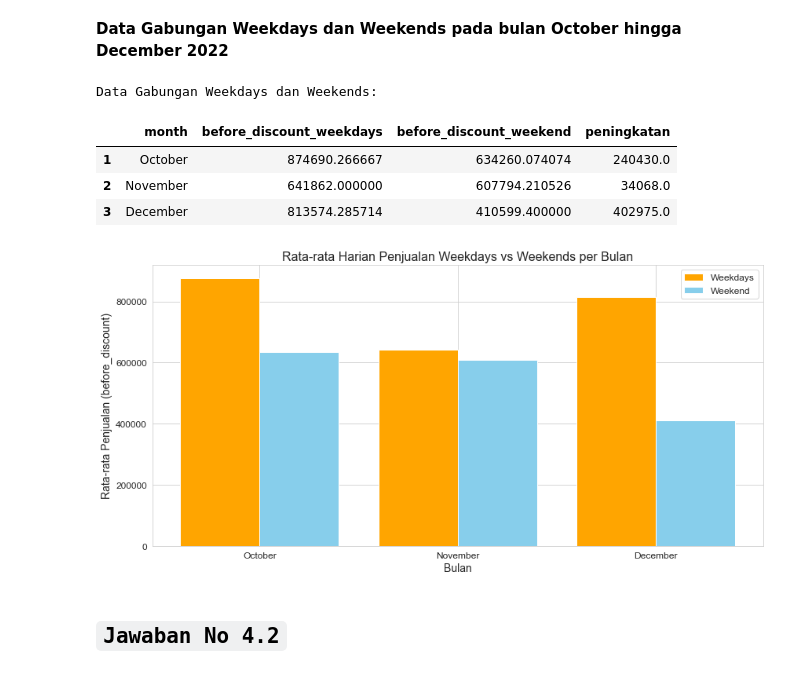
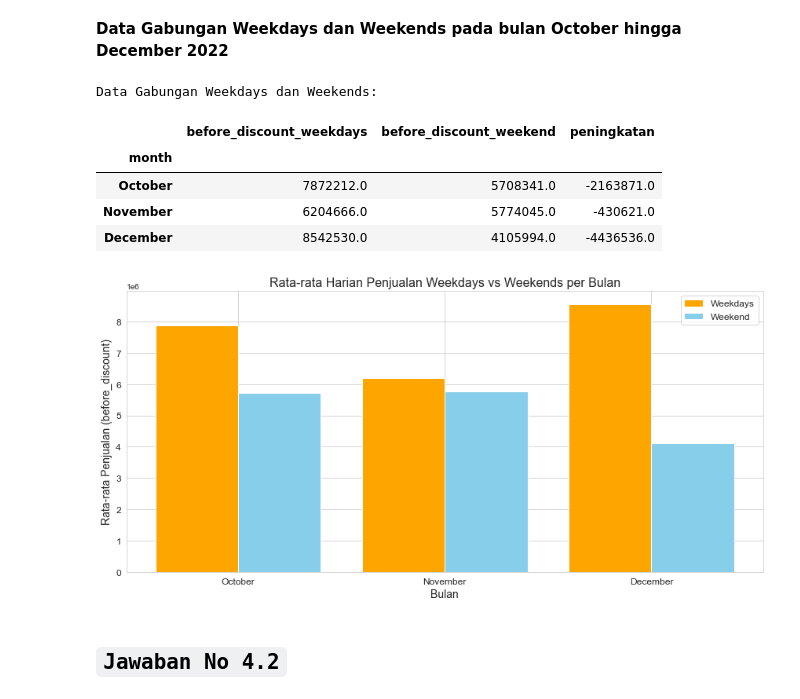
Before and after one commit to SefticoFIB/myskill, a Jupyter notebook: Python_Exercise.ipynb, the cells around one changed output. Saved outputs shown, nothing was run; the diff lists cells and outputs as text; code cells hidden in the pictures.

```diff
--- a/Python_Exercise.ipynb
+++ b/Python_Exercise.ipynb
@@ -493,12 +547,6 @@ Regards
 df['day'] = df['order_date'].dt.day_name()
 df['month'] = df['order_date'].dt.month_name()
 df['month_number'] = df['order_date'].dt.month
-
-# Urutan bulan yang diinginkan
-ordered_months = ['October', 'November', 'December']
-
-# Konversi kolom bulan menjadi tipe kategori dengan urutan yang diinginkan
-df['month'] = pd.Categorical(df['month'], categories=ordered_months, ordered=True)
 
 # Memfilter data dengan valid = 1
 valid_data = df[(df['is_valid'] == 1) & (df['order_date'].dt.year == 2022)]
@@ -513,57 +561,58 @@ weekend = filtered_data[filtered_data['day'].isin(['Saturday', 'Sunday'])]
 weekdays = filtered_data[(~filtered_data['day'].isin(['Saturday', 'Sunday']))]
 
 # Hitung total dan rata-rata harian penjualan weekends dan weekdays per bulan
-average_sales_weekend = weekend.groupby(['month'])['before_discount'].sum()
-average_sales_weekdays = weekdays.groupby(['month'])['before_discount'].sum()
+sales_weekend = weekend.groupby(['order_date', 'month', 'month_number'])['before_discount'].sum().reset_index(name = 'before_discount_weekend')
+sales_weekdays = weekdays.groupby(['order_date', 'month', 'month_number'])['before_discount'].sum().reset_index(name = 'before_discount_weekdays')
 
-average_sales_weekend = weekend.groupby('month')['before_discount'].mean().reset_index(name='before_discount_weekend')
-average_sales_weekdays = weekdays.groupby('month')['before_discount'].mean().reset_index(name='before_discount_weekdays')
+average_sales_weekend = sales_weekend.groupby(['month_number', 'month']).before_discount_weekend.mean().round()
+average_sales_weekdays = sales_weekdays.groupby(['month_number', 'month']).before_discount_weekdays.mean().round()
 
 # Gabungkan data weekends dan weekdays
 merged_data = pd.merge(average_sales_weekdays, average_sales_weekend, on='month')
 
-merged_data.reset_index(drop=True, inplace=True)
-merged_data.index += 1
-
 # Hitung kolom peningkatan
-merged_data['peningkatan'] = merged_data['before_discount_weekdays'].round() - merged_data['before_discount_weekend'].round()
+merged_data['peningkatan'] = merged_data['before_discount_weekend'] - merged_data['before_discount_weekdays']
 
 # Tampilkan hasil
 print("Data Gabungan Weekdays dan Weekends:")
 merged_data
 # %% [output]
 Data Gabungan Weekdays dan Weekends:
-|  | month | before_discount_weekdays | before_discount_weekend | peningkatan |
-| 1 | October | 874690.266667 | 634260.074074 | 240430.0 |
-| 2 | November | 641862.000000 | 607794.210526 | 34068.0 |
-| 3 | December | 813574.285714 | 410599.400000 | 402975.0 |
+|  | before_discount_weekdays | before_discount_weekend | peningkatan |
+| month |  |  |  |
+| October | 7872212.0 | 5708341.0 | -2163871.0 |
+| November | 6204666.0 | 5774045.0 | -430621.0 |
+| December | 8542530.0 | 4105994.0 | -4436536.0 |
 # %%
 import seaborn as sns
 
 # Set style seaborn
 sns.set_style("whitegrid")
+
+# Reset indeks merged_data
+merged_data.reset_index(inplace=True)
 
 # Plot rata-rata harian penjualan weekdays dan weekends per bulan
 plt.figure(figsize=(12, 6))
 
 # Plot bar untuk weekdays
 plt.bar(merged_data.index - 0.2, merged_data['before_discount_weekdays'], width=0.4, color='orange', label='Weekdays')
 
 # Plot bar untuk weekends
 plt.bar(merged_data.index + 0.2, merged_data['before_discount_weekend'], width=0.4, color='skyblue', label='Weekend')
 
 plt.title('Rata-rata Harian Penjualan Weekdays vs Weekends per Bulan', fontsize=16)
 plt.xlabel('Bulan', fontsize=14)
 plt.ylabel('Rata-rata Penjualan (before_discount)', fontsize=14)
 plt.xticks(merged_data.index, merged_data['month'], fontsize=12)  # Gunakan index dan label bulan
 plt.yticks(fontsize=12)
 plt.legend(fontsize=12)
 plt.tight_layout()
 
 # Tampilkan plot
 plt.show()
 # %% [output]
-[figure, old version]
+[figure, new version]
 # %% [markdown]
 ## `Jawaban No 4.2`
 # %% [markdown]
```
Also changed, not shown: parts of 7 cells of this notebook.
